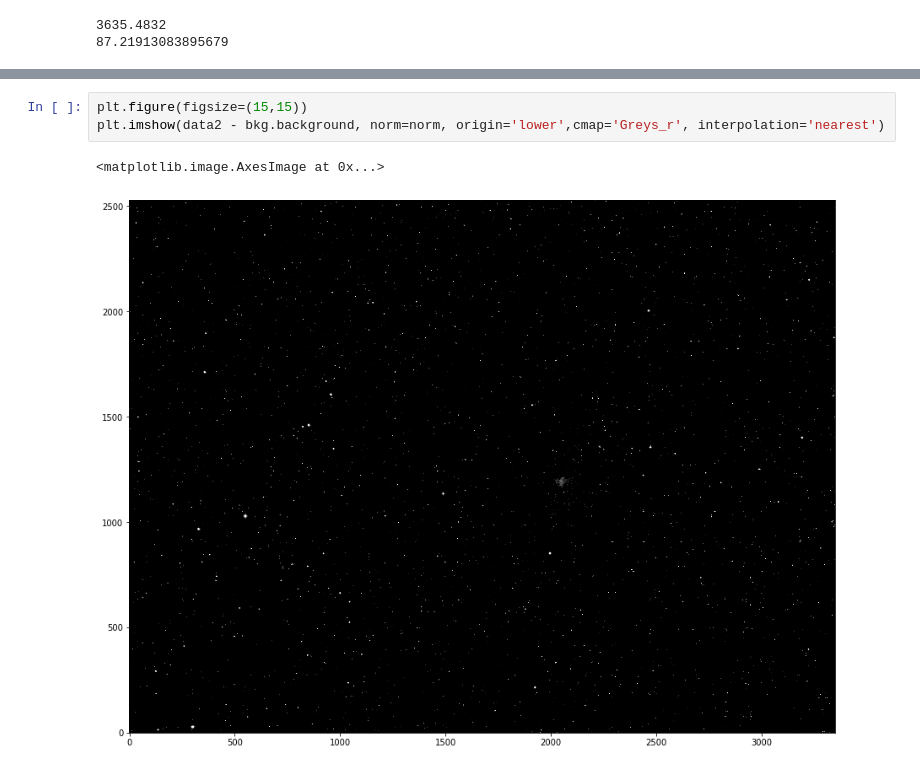
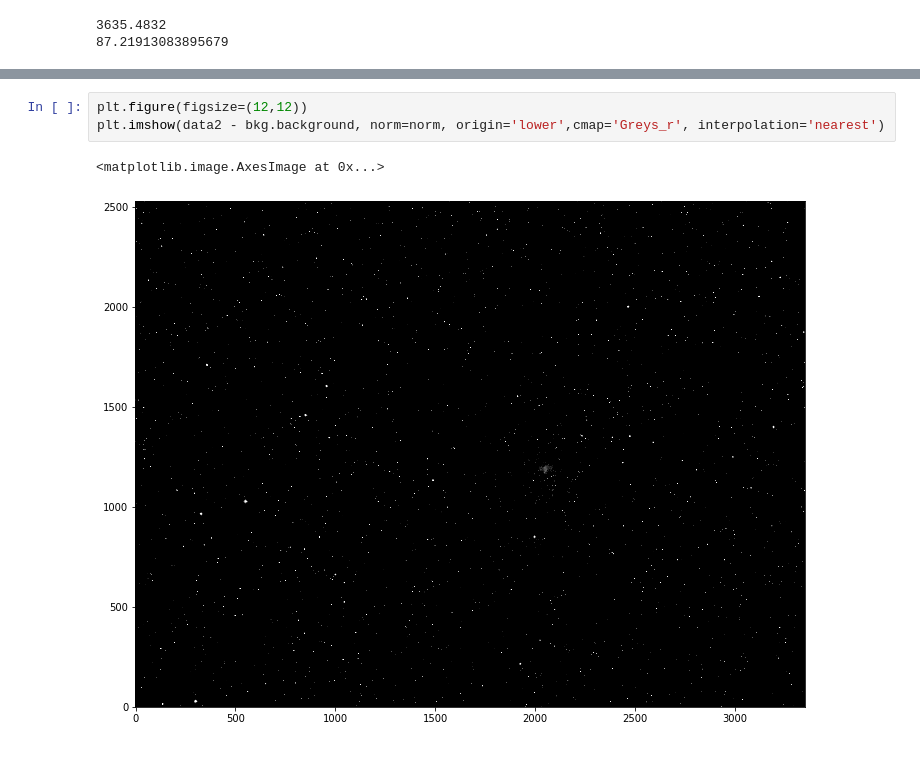
Before and after one commit to halehhajizadeh/SNR-and-Exposure, a Jupyter notebook: Remove background.ipynb, the cells around one changed output, grey strips where cells are left out. Saved outputs shown, nothing was run; the diff lists cells and outputs as text.

```diff
--- a/Remove background.ipynb
+++ b/Remove background.ipynb
@@ -83,6 +83,6 @@ plt.imshow(bkg.background, origin='lower', cmap='Greys_r', interpolation='neares
 # %%
-plt.figure(figsize=(15,15))
+plt.figure(figsize=(12,12))
 plt.imshow(data2 - bkg.background, norm=norm, origin='lower',cmap='Greys_r', interpolation='nearest')
 # %% [output]
 <matplotlib.image.AxesImage at 0x...>
-[figure, old version]
+[figure, new version]
```
Also changed, not shown: parts of 3 cells of this notebook.
